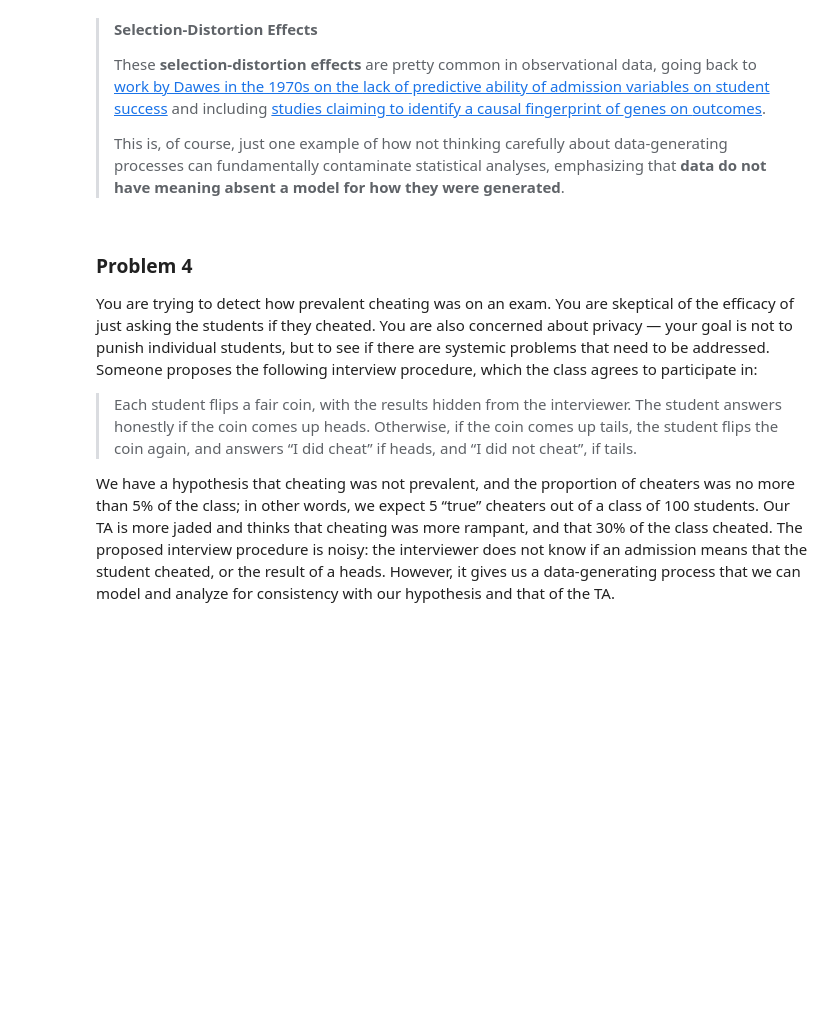
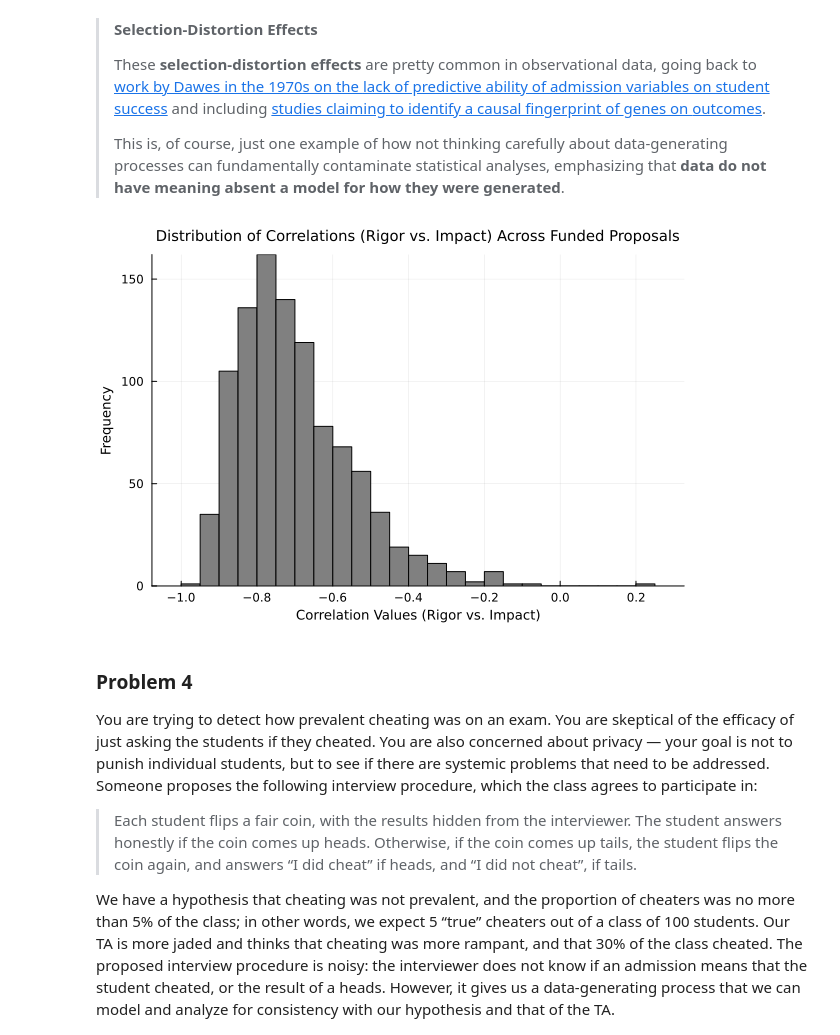
Before and after one commit to BEE4850-SP25/hw01-christinemswanson, a Jupyter notebook: hw01.ipynb, the cells around one changed output. Cells and saved outputs as stored; diff of their text form; code cells hidden in the pictures; blank space fills up the shorter version.

```diff
--- a/hw01.ipynb
+++ b/hw01.ipynb
@@ -314,3 +358,15 @@ from the selection process, which would make the claim a bit ironic.
+# %%
+# plot the correlation results
+histogram(correlation_vals,
+xlabel="Correlation Values (Rigor vs. Impact)", ylabel = "Frequency",
+title = "Distribution of Correlations (Rigor vs. Impact) Across Funded Proposals",
+titlefont = font(10),
+guidefont = font(9),
+color = "grey",
+bins=25,
+label = "")
+# %% [output]
+[figure, added]
 # %% [markdown]
 ### Problem 4
 
```
Also changed, not shown: parts of 2 cells of this notebook.
